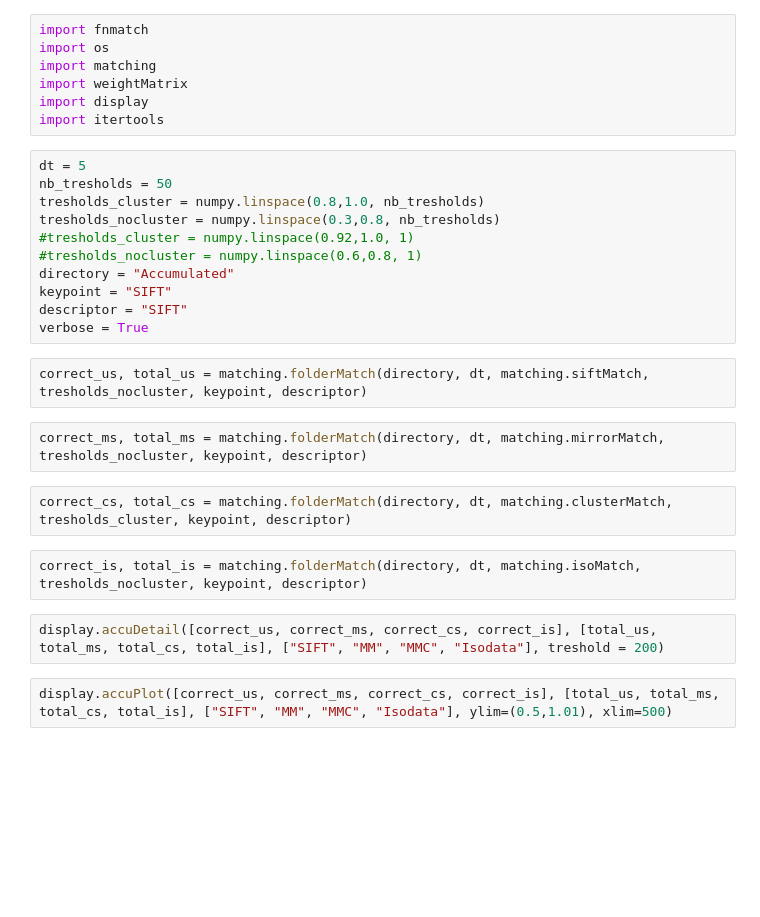
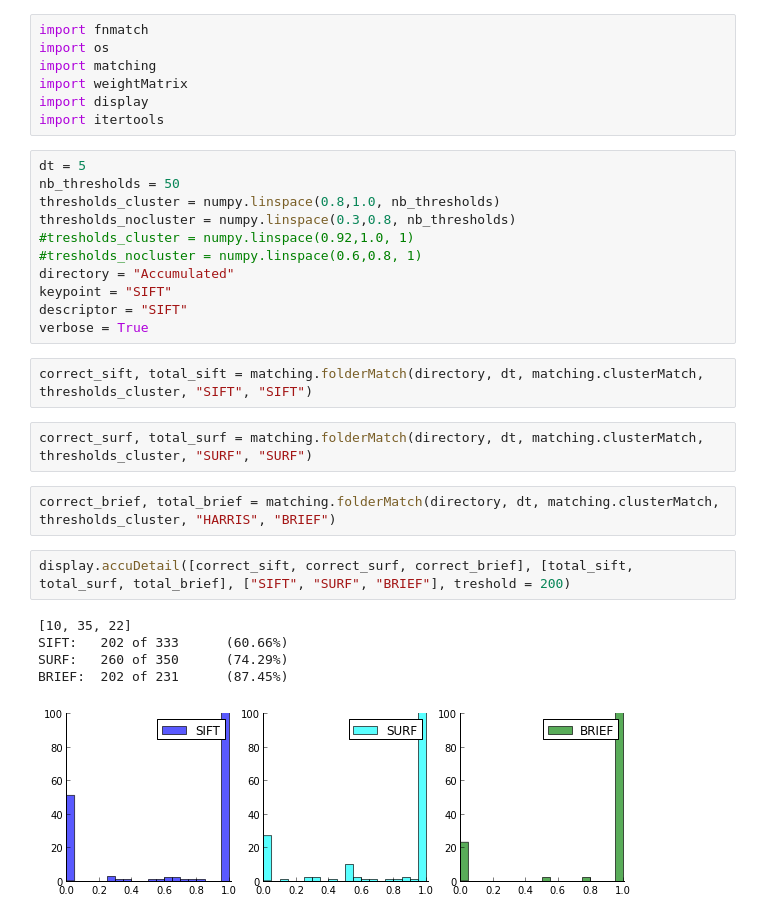
Before and after one commit to arnfred/Mirror-Match, a Jupyter notebook: code/cluster-match/Test Descriptors.ipynb, the cells around one changed output. Saved outputs shown, nothing was run; the diff lists cells and outputs as text; blank space fills up the shorter version.

```diff
--- a/code/cluster-match/Test Descriptors.ipynb
+++ b/code/cluster-match/Test Descriptors.ipynb
@@ -14,9 +14,9 @@ import display
 import itertools
 # %%
 dt = 5
-nb_tresholds = 50
-tresholds_cluster = numpy.linspace(0.8,1.0, nb_tresholds)
-tresholds_nocluster = numpy.linspace(0.3,0.8, nb_tresholds)
+nb_thresholds = 50
+thresholds_cluster = numpy.linspace(0.8,1.0, nb_thresholds)
+thresholds_nocluster = numpy.linspace(0.3,0.8, nb_thresholds)
 #tresholds_cluster = numpy.linspace(0.92,1.0, 1)
 #tresholds_nocluster = numpy.linspace(0.6,0.8, 1)
 directory = "Accumulated"
@@ -24,14 +24,16 @@ keypoint = "SIFT"
 descriptor = "SIFT"
 verbose = True
 # %%
-correct_us, total_us = matching.folderMatch(directory, dt, matching.siftMatch, tresholds_nocluster, keypoint, descriptor)
+correct_sift, total_sift = matching.folderMatch(directory, dt, matching.clusterMatch, thresholds_cluster, "SIFT", "SIFT")
 # %%
-correct_ms, total_ms = matching.folderMatch(directory, dt, matching.mirrorMatch, tresholds_nocluster, keypoint, descriptor)
+correct_surf, total_surf = matching.folderMatch(directory, dt, matching.clusterMatch, thresholds_cluster, "SURF", "SURF")
 # %%
-correct_cs, total_cs = matching.folderMatch(directory, dt, matching.clusterMatch, tresholds_cluster, keypoint, descriptor)
+correct_brief, total_brief = matching.folderMatch(directory, dt, matching.clusterMatch, thresholds_cluster, "HARRIS", "BRIEF")
-# %%
-correct_is, total_is = matching.folderMatch(directory, dt, matching.isoMatch, tresholds_nocluster, keypoint, descriptor)
-# %%
-display.accuDetail([correct_us, correct_ms, correct_cs, correct_is], [total_us, total_ms, total_cs, total_is], ["SIFT", "MM", "MMC", "Isodata"], treshold = 200)
-# %%
-display.accuPlot([correct_us, correct_ms, correct_cs, correct_is], [total_us, total_ms, total_cs, total_is], ["SIFT", "MM", "MMC", "Isodata"], ylim=(0.5,1.01), xlim=500)
+# %%
+display.accuDetail([correct_sift, correct_surf, correct_brief], [total_sift, total_surf, total_brief], ["SIFT", "SURF", "BRIEF"], treshold = 200)
+# %% [output]
+[10, 35, 22]
+SIFT:   202 of 333      (60.66%)
+SURF:   260 of 350      (74.29%)
+BRIEF:  202 of 231      (87.45%)
+[figure, added]
```
Also changed, not shown: parts of 1 cell of this notebook, 2 other files.
